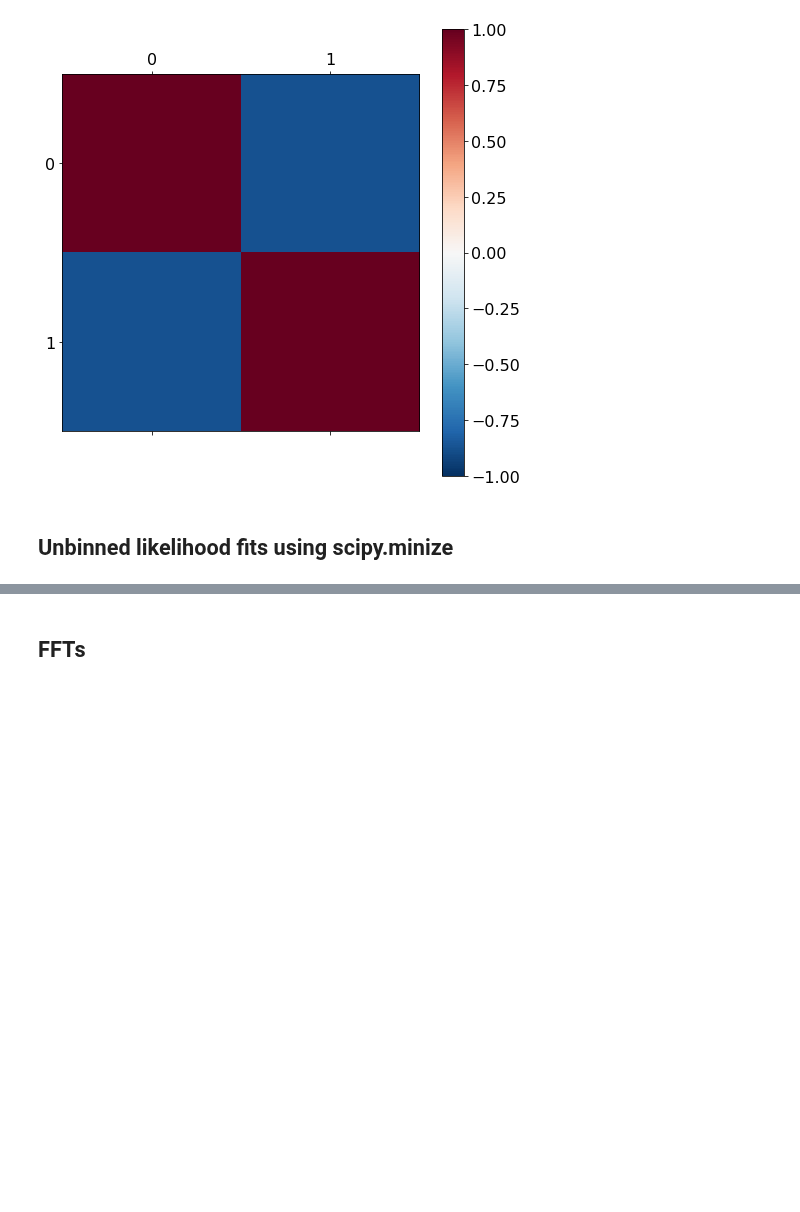
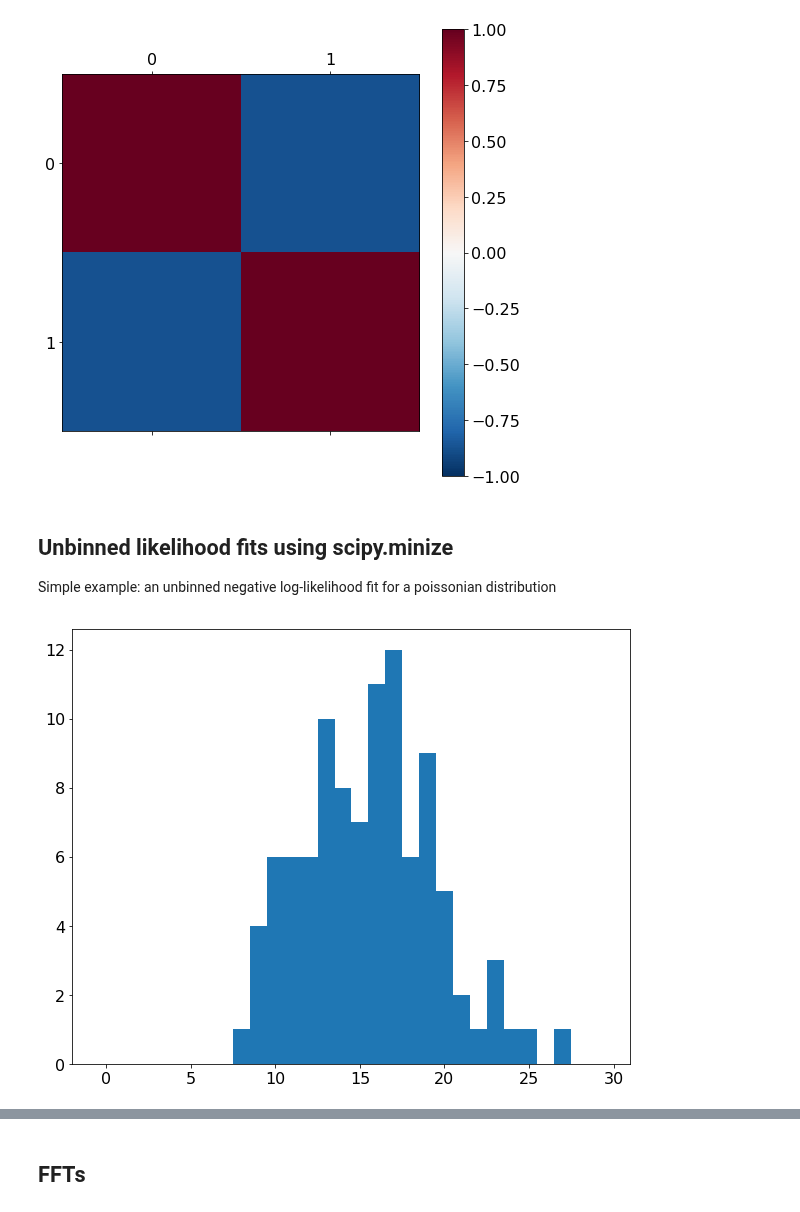
Before and after one commit to Python4AstronomersAndParticlePhysicists/PythonWorkshop-ICE, a Jupyter notebook: notebooks/07_01_scipy.ipynb, the cells around one changed output, grey strips where cells are left out. Drawn from its saved outputs; the diff is of its cells as text; code cells hidden in the pictures; blank space fills up the shorter version.

Commit message:
Add more advanced likelihood fitting example

```diff
--- a/notebooks/07_01_scipy.ipynb
+++ b/notebooks/07_01_scipy.ipynb
@@ -145,3 +155,16 @@ plt.colorbar()
 [figure]
 # %% [markdown]
 ## Unbinned likelihood fits using scipy.minize
+
+Simple example: an unbinned negative log-likelihood fit for a poissonian distribution
+# %%
+lambda_ = 15
+k = np.random.poisson(lambda_, 100)
+
+# make sure to use bins of integer width, centered around the integer
+bin_edges = np.arange(0, 31) - 0.5
+
+plt.hist(k, bins=bin_edges)
+None
+# %% [output]
+[figure, added]
```
Also changed, not shown: parts of 9 cells of this notebook.
